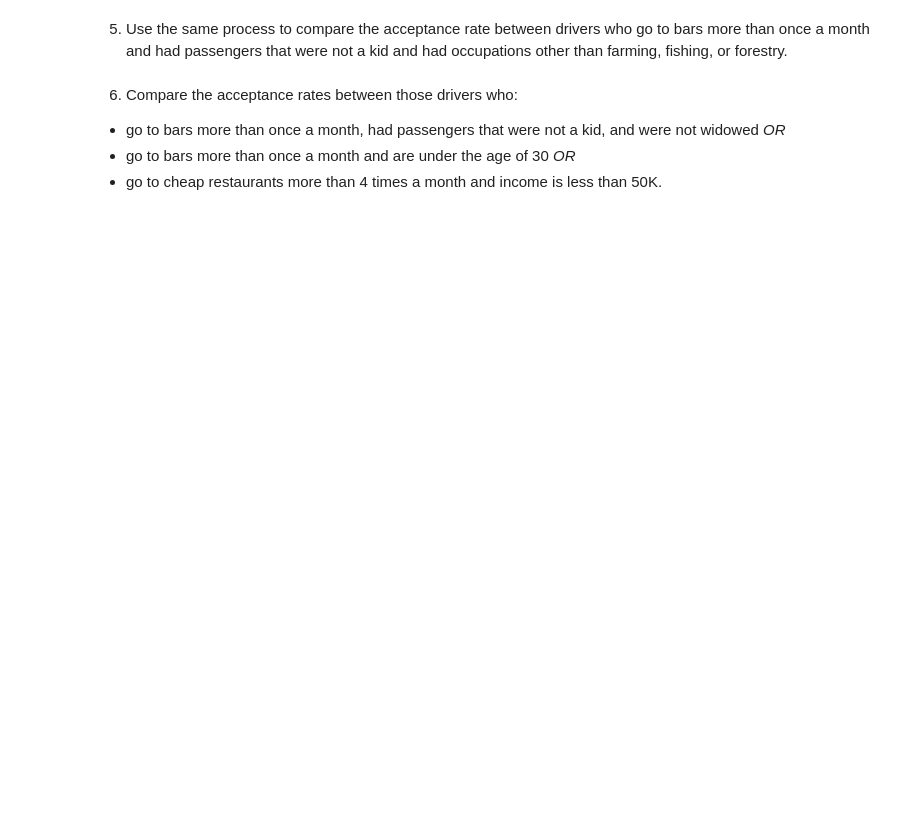
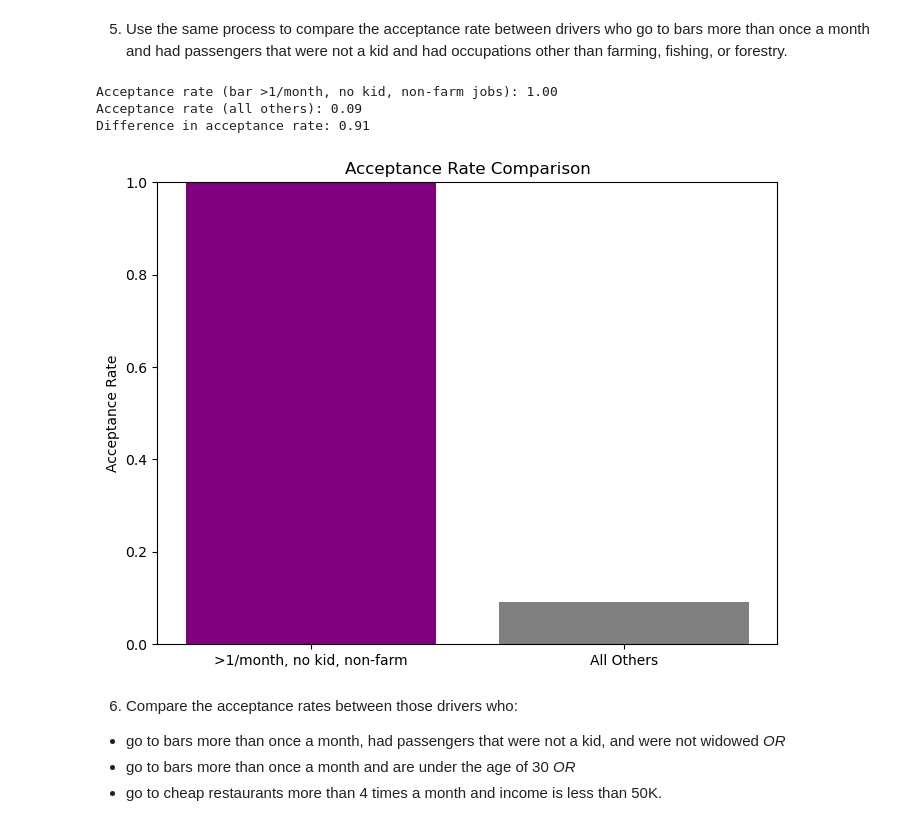
Before and after one commit to harithmd1/Berkeley-AI-ML-Module5, a Jupyter notebook: prompt.ipynb, the cells around one changed output. Cells and saved outputs as stored; diff of their text form; code cells hidden in the pictures; blank space fills up the shorter version.

```diff
--- a/prompt.ipynb
+++ b/prompt.ipynb
@@ -222,37 +357,42 @@ plt.show()
 # %%
 # Group 1 conditions
 group1 = bar_data[
-    (bar_data['bar_visit_frequency'] > 1) &
-    (bar_data['passenger'] != 'Kid') &
+    (bar_data['bar_freq_num'] > 1) &
+    (bar_data['passanger'] != 'Kid') &
     (~bar_data['occupation'].isin(['Farming', 'Fishing', 'Forestry']))
 ]
 
 # Group 2: all others (negation of group 1)
 group2 = bar_data[~(
-    (bar_data['bar_visit_frequency'] > 1) &
-    (bar_data['passenger'] != 'Kid') &
+    (bar_data['bar_freq_num'] > 1) &
+    (bar_data['passanger'] != 'Kid') &
     (~bar_data['occupation'].isin(['Farming', 'Fishing', 'Forestry']))
 )]
 
 # Calculate acceptance rates
 group1_acceptance = group1['Y'].mean()
 group2_acceptance = group2['Y'].mean()
 
 print(f"Acceptance rate (bar >1/month, no kid, non-farm jobs): {group1_acceptance:.2f}")
 print(f"Acceptance rate (all others): {group2_acceptance:.2f}")
 
 difference = group1_acceptance - group2_acceptance
 print(f"Difference in acceptance rate: {difference:.2f}")
 
 labels = ['>1/month, no kid, non-farm', 'All Others']
 rates = [group1_acceptance, group2_acceptance]
 
 plt.figure(figsize=(8, 6))
 plt.bar(labels, rates, color=['purple', 'gray'])
 plt.ylabel('Acceptance Rate')
 plt.title('Acceptance Rate Comparison')
 plt.ylim(0, 1)
 plt.show()
+# %% [output]
+Acceptance rate (bar >1/month, no kid, non-farm jobs): 1.00
+Acceptance rate (all others): 0.09
+Difference in acceptance rate: 0.91
+[figure, added]
 # %% [markdown]
 6. Compare the acceptance rates between those drivers who:
 
```
Also changed, not shown: parts of 14 cells of this notebook.
